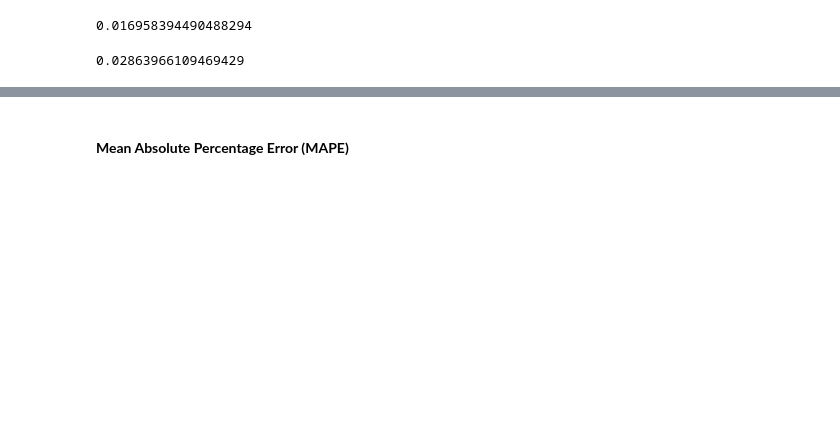
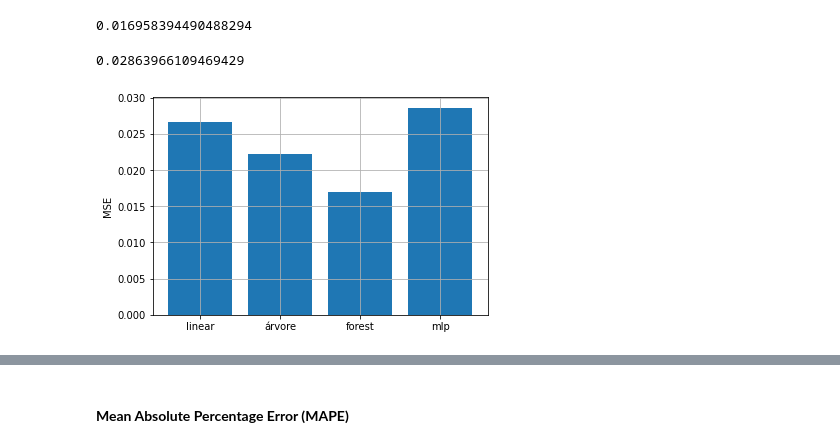
Before and after one commit to svhenrique/analise-dataset-heart-disease, a Jupyter notebook: semana5/Untitled.ipynb, the cells around one changed output, grey strips where cells are left out. Saved outputs shown, nothing was run; the diff lists cells and outputs as text; code cells hidden in the pictures; blank space fills up the shorter version.

```diff
--- a/semana5/Untitled.ipynb
+++ b/semana5/Untitled.ipynb
@@ -708,6 +743,8 @@ mean_squared_error(y_test,pred_mlp)
 # %% [markdown]
 #### **Root Mean Squared Error (RMSE)**
 # %%
-mean_squared_error(y_test,pred_linear)**(1/2)
+# RMSE para regressão linear
+rmsel = mean_squared_error(y_test,pred_linear)**(1/2)
+rmsel
 # %% [output]
 0.026634943814664157
@@ -717,0 +751,4 @@ mean_squared_error(y_test,pred_arvore)**(1/2)
+# %%
+# RMSE para árvore de decisão
+rmsea = mean_squared_error(y_test,pred_arvore)**(1/2)
+rmsea
@@ -718,8 +757,20 @@ mean_squared_error(y_test,pred_arvore)**(1/2)
 # %%
-mean_squared_error(y_test,pred_floresta)**(1/2)
+# RMSE para random forest
+rmser = mean_squared_error(y_test,pred_floresta)**(1/2)
+rmser
 # %% [output]
 0.016958394490488294
 # %%
-mean_squared_error(y_test,pred_mlp)**(1/2)
+# RMSE para MLP
+rmsem = mean_squared_error(y_test,pred_mlp)**(1/2)
+rmsem
 # %% [output]
 0.02863966109469429
+# %%
+# gráfico de barras comparando os valores de MSE entre os modelos
+plt.bar(['linear', 'árvore', 'forest', 'mlp'], [rmsel, rmsea, rmser, rmsem])
+plt.ylabel('MSE')
+plt.grid(True)
+plt.show()
+# %% [output]
+[figure, added]
```
Also changed, not shown: parts of 38 cells of this notebook.
